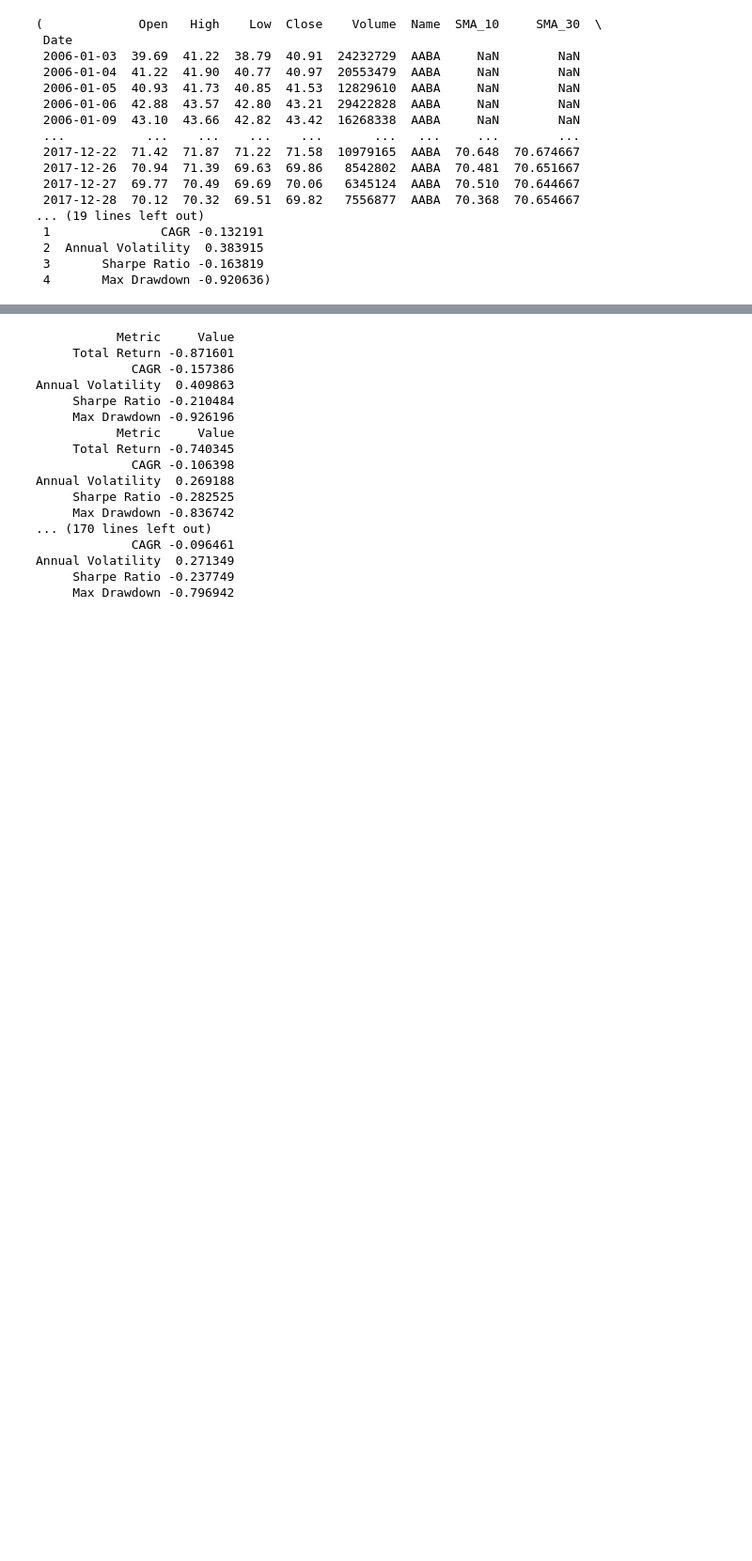
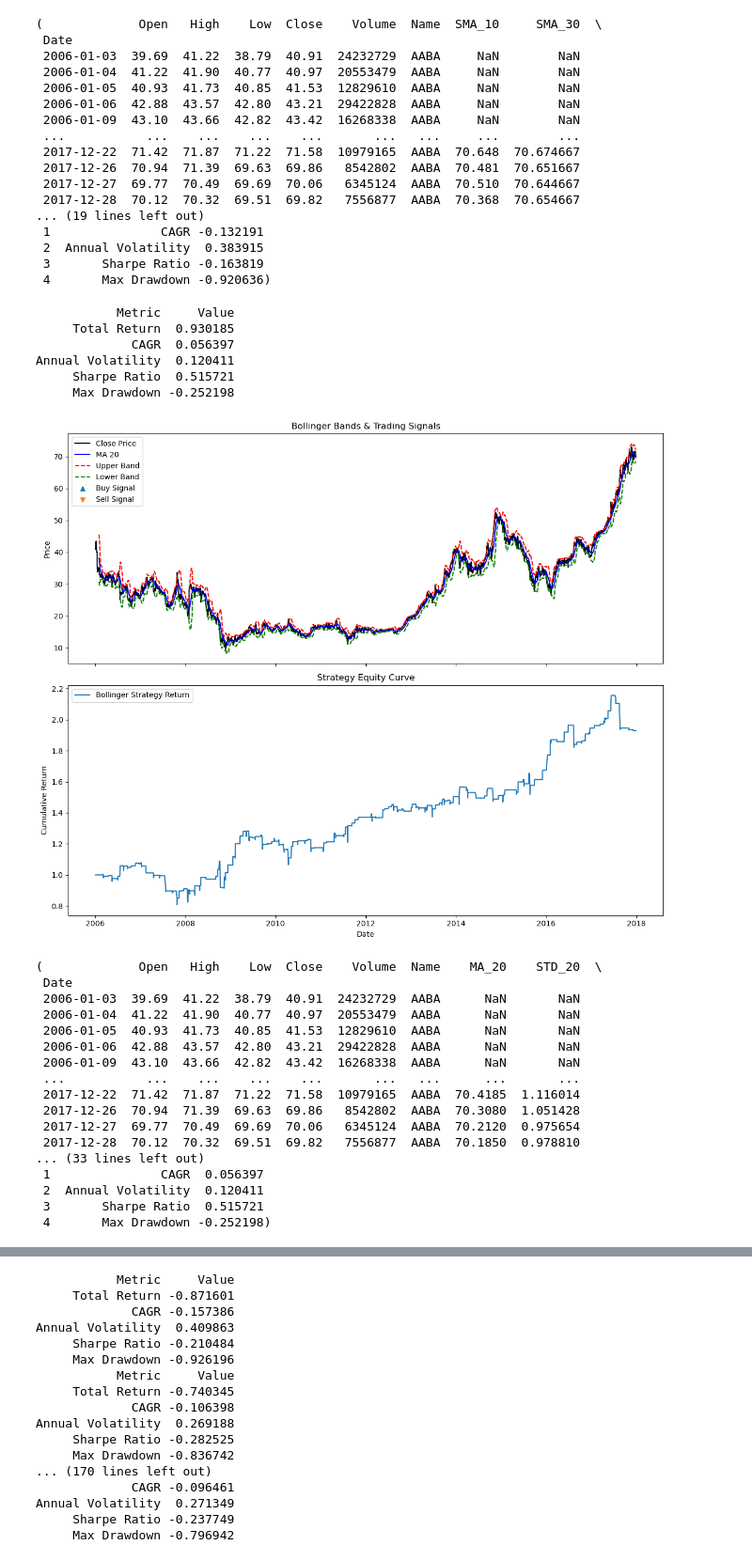
Before and after one commit to lhtPeking/Modeling-and-Forecasting-Stock-Trading-Sequences, a Jupyter notebook: strategies.ipynb, the cells around one changed output, grey strips where cells are left out. Shown: that part at 94% size. Saved outputs shown, nothing was run; the diff lists cells and outputs as text; code cells hidden in the pictures; blank space fills up the shorter version.

```diff
--- a/strategies.ipynb
+++ b/strategies.ipynb
@@ -32,3 +33,38 @@ Annual Volatility  0.383915
  2  Annual Volatility  0.383915
  3       Sharpe Ratio -0.163819
  4       Max Drawdown -0.920636)
+# %%
+## 布林带策略的实现与可视化
+import glob
+from utils.BacktestRunner import BacktestRunner
+from utils.basicFeature import basicFeature
+from utils.basicStrategy import bollinger_strategy
+
+
+temp = BacktestRunner(bollinger_strategy, basicFeature.load_data("./time-series-data/AABA_2006-01-01_to_2018-01-01.csv"))
+temp.run(plot=True)
+# %% [output]
+           Metric     Value
+     Total Return  0.930185
+             CAGR  0.056397
+Annual Volatility  0.120411
+     Sharpe Ratio  0.515721
+     Max Drawdown -0.252198
+[figure, added]
+(             Open   High    Low  Close    Volume  Name    MA_20    STD_20  \
+ Date
+ 2006-01-03  39.69  41.22  38.79  40.91  24232729  AABA      NaN       NaN
+ 2006-01-04  41.22  41.90  40.77  40.97  20553479  AABA      NaN       NaN
+ 2006-01-05  40.93  41.73  40.85  41.53  12829610  AABA      NaN       NaN
+ 2006-01-06  42.88  43.57  42.80  43.21  29422828  AABA      NaN       NaN
+ 2006-01-09  43.10  43.66  42.82  43.42  16268338  AABA      NaN       NaN
+ ...           ...    ...    ...    ...       ...   ...      ...       ...
+ 2017-12-22  71.42  71.87  71.22  71.58  10979165  AABA  70.4185  1.116014
+ 2017-12-26  70.94  71.39  69.63  69.86   8542802  AABA  70.3080  1.051428
+ 2017-12-27  69.77  70.49  69.69  70.06   6345124  AABA  70.2120  0.975654
+ 2017-12-28  70.12  70.32  69.51  69.82   7556877  AABA  70.1850  0.978810
+... (33 lines left out)
+ 1               CAGR  0.056397
+ 2  Annual Volatility  0.120411
+ 3       Sharpe Ratio  0.515721
+ 4       Max Drawdown -0.252198)
```
Also changed, not shown: parts of 4 cells of this notebook, 3 other files.
